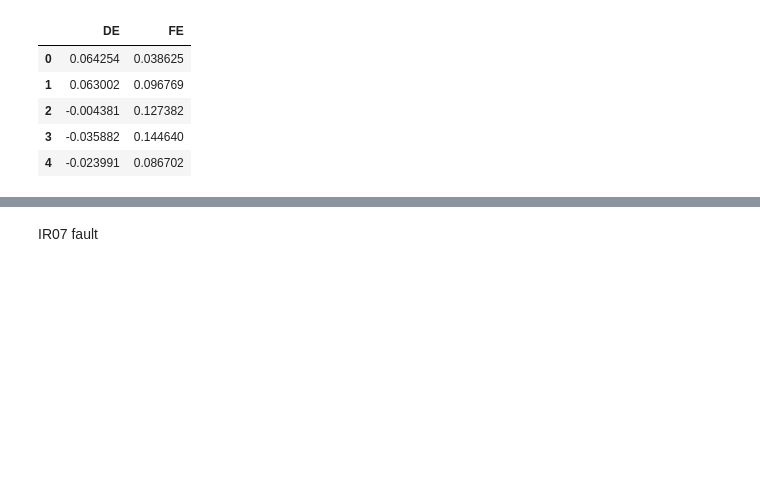
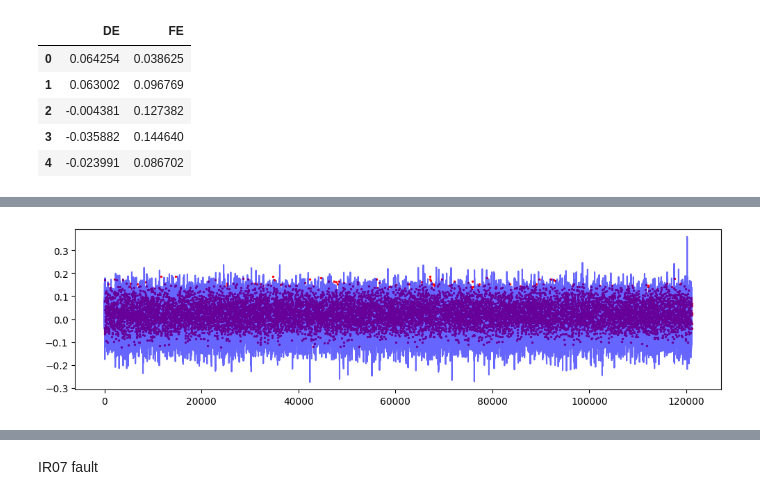
Before and after one commit to h4ppy0wl/PdM01, a Jupyter notebook: bearings01_EDA.ipynb, the cells around one changed output, grey strips where cells are left out. Saved outputs shown, nothing was run; the diff lists cells and outputs as text; code cells hidden in the pictures; blank space fills up the shorter version.

```diff
--- a/bearings01_EDA.ipynb
+++ b/bearings01_EDA.ipynb
@@ -36,0 +103,5 @@ df_normal['fault'] = 0
+# %%
+df_normal['duplicated'] = np.where(df_normal.duplicated(subset=signal_columns,keep=False), 1, 0)
+df_normal['duplicate_group'] = df_normal[df_normal['duplicated']==1].groupby(['DriveEndAcc', 'FanEndAcc']).ngroup()+1
+df_normal['duplicate_group'] = df_normal['duplicate_group'].fillna(0)
+df_normal.describe()
@@ -36,0 +120,3 @@ df_normal['fault'] = 0
+# %%
+df_normal_filtered = df_normal[df_normal['duplicated']==1]
+df_normal_filtered.head()
@@ -36,0 +130,7 @@ df_normal['fault'] = 0
+# %%
+plt.figure(figsize = (12,3))
+plt.plot(df_normal.index, df_normal.iloc[:,0], color='blue', alpha=0.6)#DriveEnd Acc. is Blue
+plt.scatter(df_normal_filtered.index, df_normal_filtered['DriveEndAcc'], color='red', s=2)#Duplicates are red
+plt.show()
+# %% [output]
+[figure, added]
```
Also changed, not shown: parts of 29 cells of this notebook.
